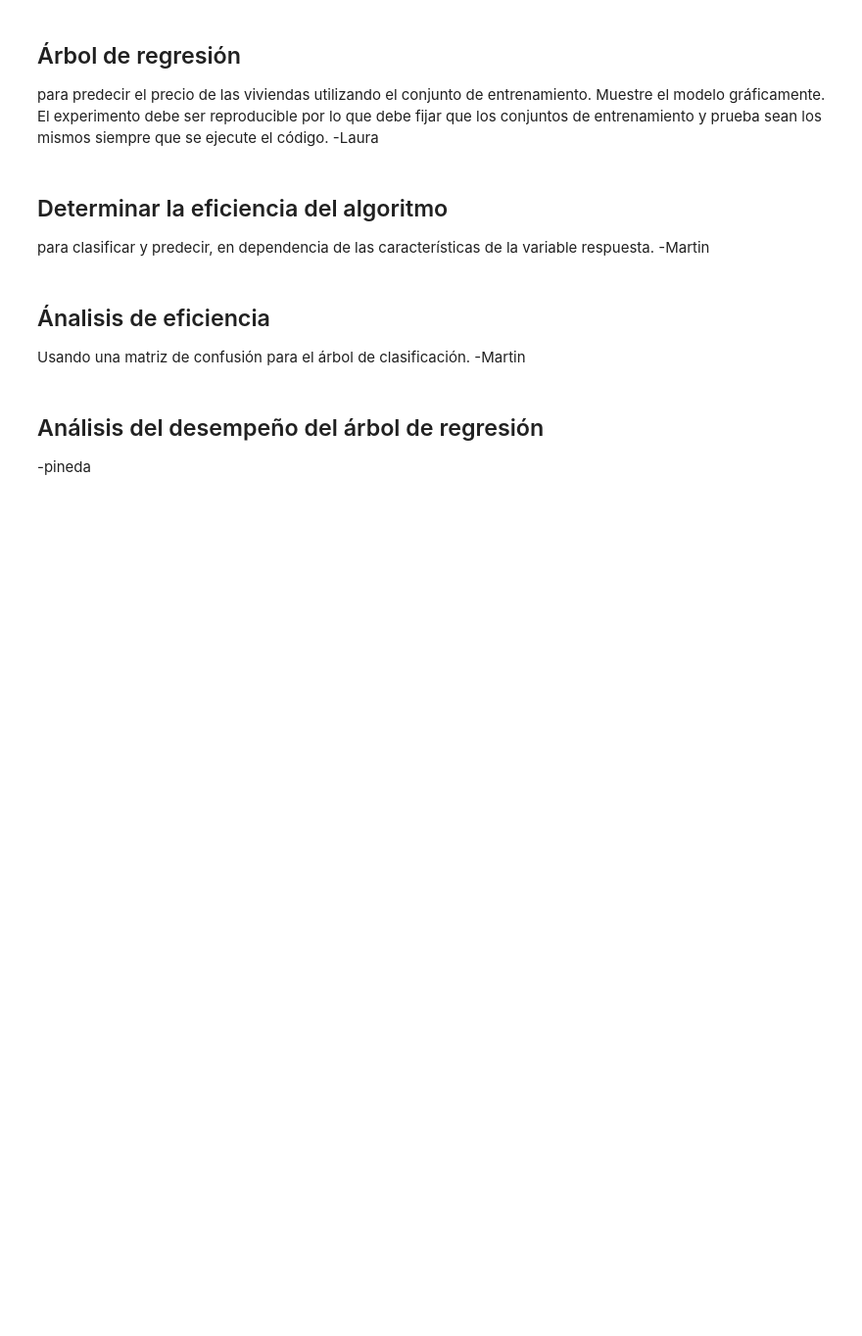
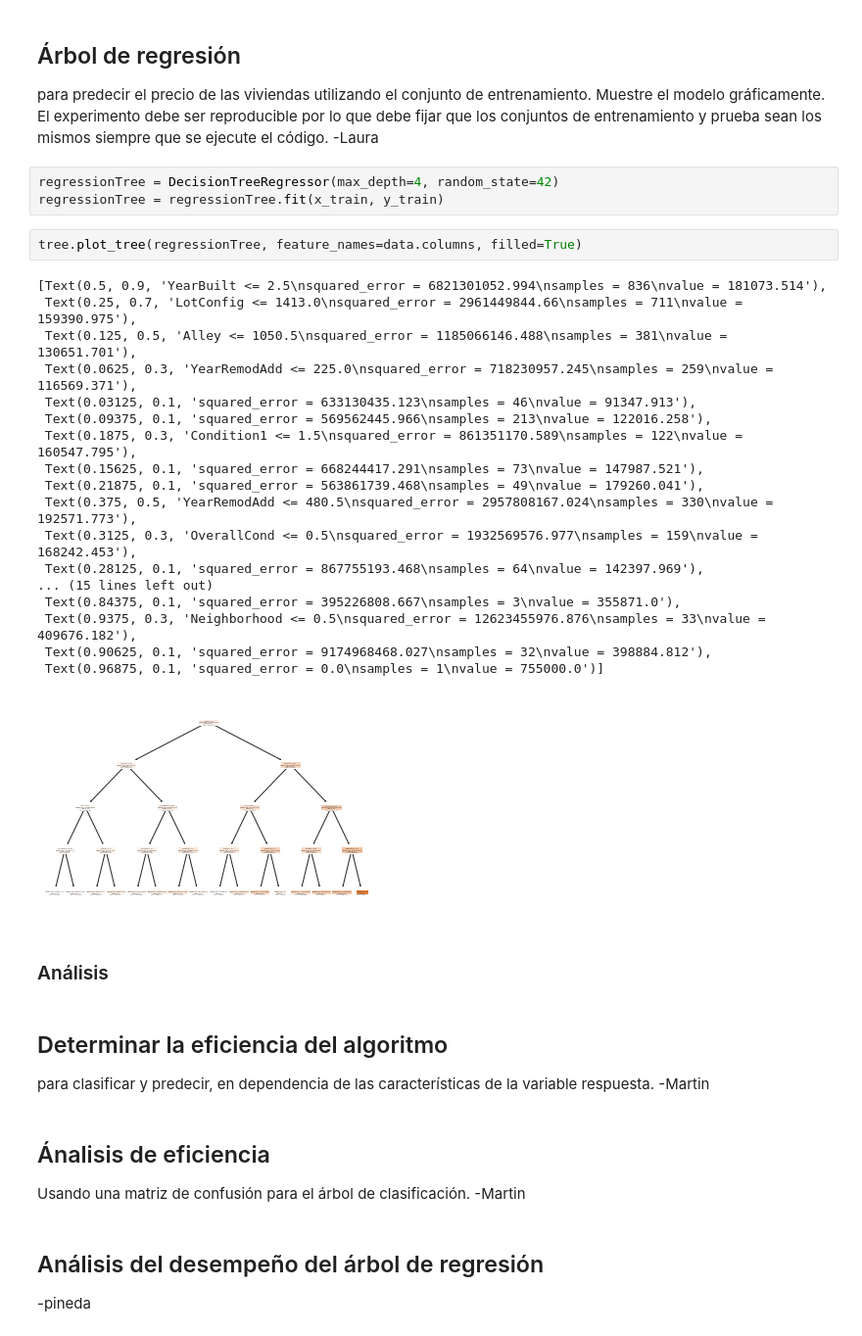
Before and after one commit to Requetetin/MdD-HT3, a Jupyter notebook: HT3.ipynb, the cells around one changed output. Shown at 98% size. Drawn from its saved outputs; the diff is of its cells as text; blank space fills up the shorter version.

Commit message:
árbol de regresión y análisis 1

```diff
--- a/HT3.ipynb
+++ b/HT3.ipynb
@@ -163,6 +150,32 @@ Recall: 0.011142061281337047
 para predecir el precio de las viviendas utilizando el conjunto
 de entrenamiento. Muestre el modelo gráficamente.
 El experimento debe ser reproducible por lo que debe fijar que los conjuntos de entrenamiento y prueba sean los mismos siempre que se ejecute el código. -Laura
+# %%
+regressionTree = DecisionTreeRegressor(max_depth=4, random_state=42)
+regressionTree = regressionTree.fit(x_train, y_train)
+# %%
+tree.plot_tree(regressionTree, feature_names=data.columns, filled=True)
+# %% [output]
+[Text(0.5, 0.9, 'YearBuilt <= 2.5\nsquared_error = 6821301052.994\nsamples = 836\nvalue = 181073.514'),
+ Text(0.25, 0.7, 'LotConfig <= 1413.0\nsquared_error = 2961449844.66\nsamples = 711\nvalue = 159390.975'),
+ Text(0.125, 0.5, 'Alley <= 1050.5\nsquared_error = 1185066146.488\nsamples = 381\nvalue = 130651.701'),
+ Text(0.0625, 0.3, 'YearRemodAdd <= 225.0\nsquared_error = 718230957.245\nsamples = 259\nvalue = 116569.371'),
+ Text(0.03125, 0.1, 'squared_error = 633130435.123\nsamples = 46\nvalue = 91347.913'),
+ Text(0.09375, 0.1, 'squared_error = 569562445.966\nsamples = 213\nvalue = 122016.258'),
+ Text(0.1875, 0.3, 'Condition1 <= 1.5\nsquared_error = 861351170.589\nsamples = 122\nvalue = 160547.795'),
+ Text(0.15625, 0.1, 'squared_error = 668244417.291\nsamples = 73\nvalue = 147987.521'),
+ Text(0.21875, 0.1, 'squared_error = 563861739.468\nsamples = 49\nvalue = 179260.041'),
+ Text(0.375, 0.5, 'YearRemodAdd <= 480.5\nsquared_error = 2957808167.024\nsamples = 330\nvalue = 192571.773'),
+ Text(0.3125, 0.3, 'OverallCond <= 0.5\nsquared_error = 1932569576.977\nsamples = 159\nvalue = 168242.453'),
+ Text(0.28125, 0.1, 'squared_error = 867755193.468\nsamples = 64\nvalue = 142397.969'),
+... (15 lines left out)
+ Text(0.84375, 0.1, 'squared_error = 395226808.667\nsamples = 3\nvalue = 355871.0'),
+ Text(0.9375, 0.3, 'Neighborhood <= 0.5\nsquared_error = 12623455976.876\nsamples = 33\nvalue = 409676.182'),
+ Text(0.90625, 0.1, 'squared_error = 9174968468.027\nsamples = 32\nvalue = 398884.812'),
+ Text(0.96875, 0.1, 'squared_error = 0.0\nsamples = 1\nvalue = 755000.0')]
+[figure, added]
+# %% [markdown]
+### Análisis
 # %% [markdown]
 ## Determinar la eficiencia del algoritmo
 para clasificar y predecir, en dependencia de las características de la variable respuesta.  -Martin
```
Also changed, not shown: parts of 7 cells of this notebook.
